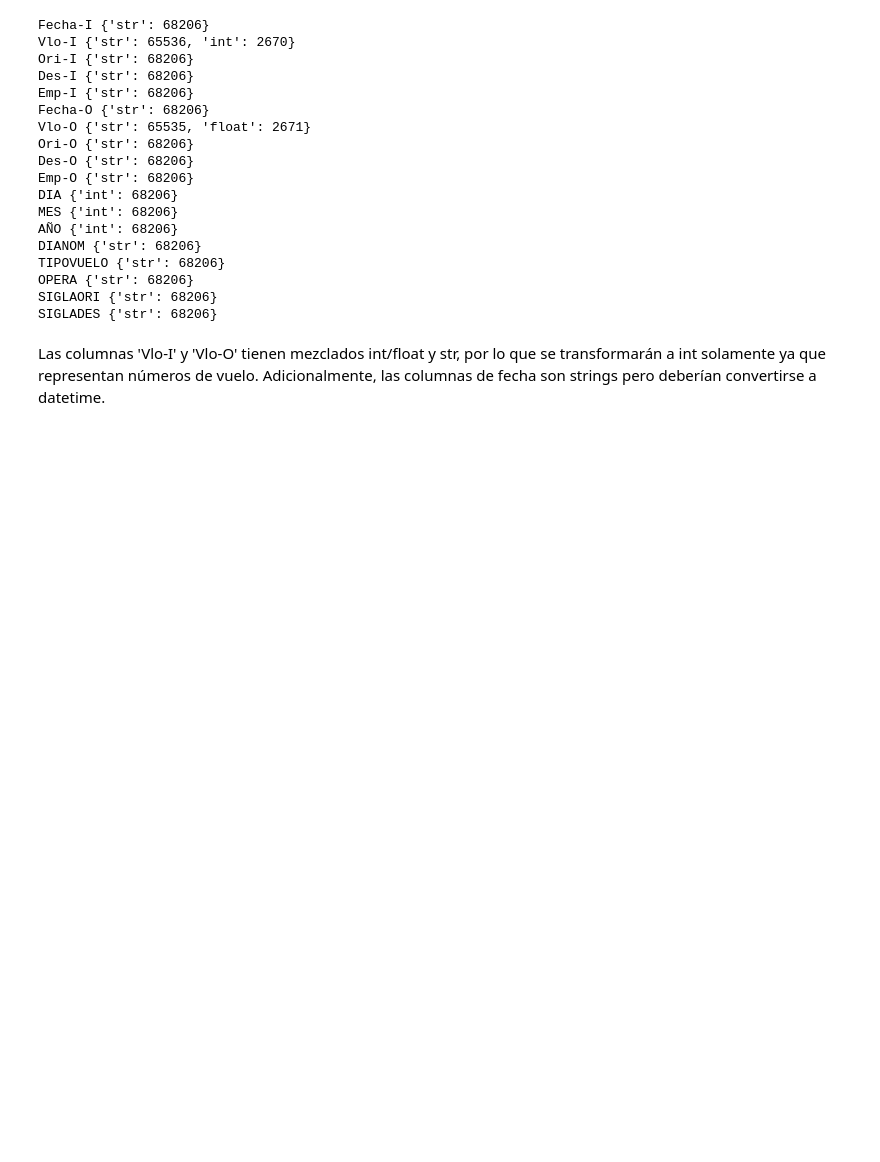
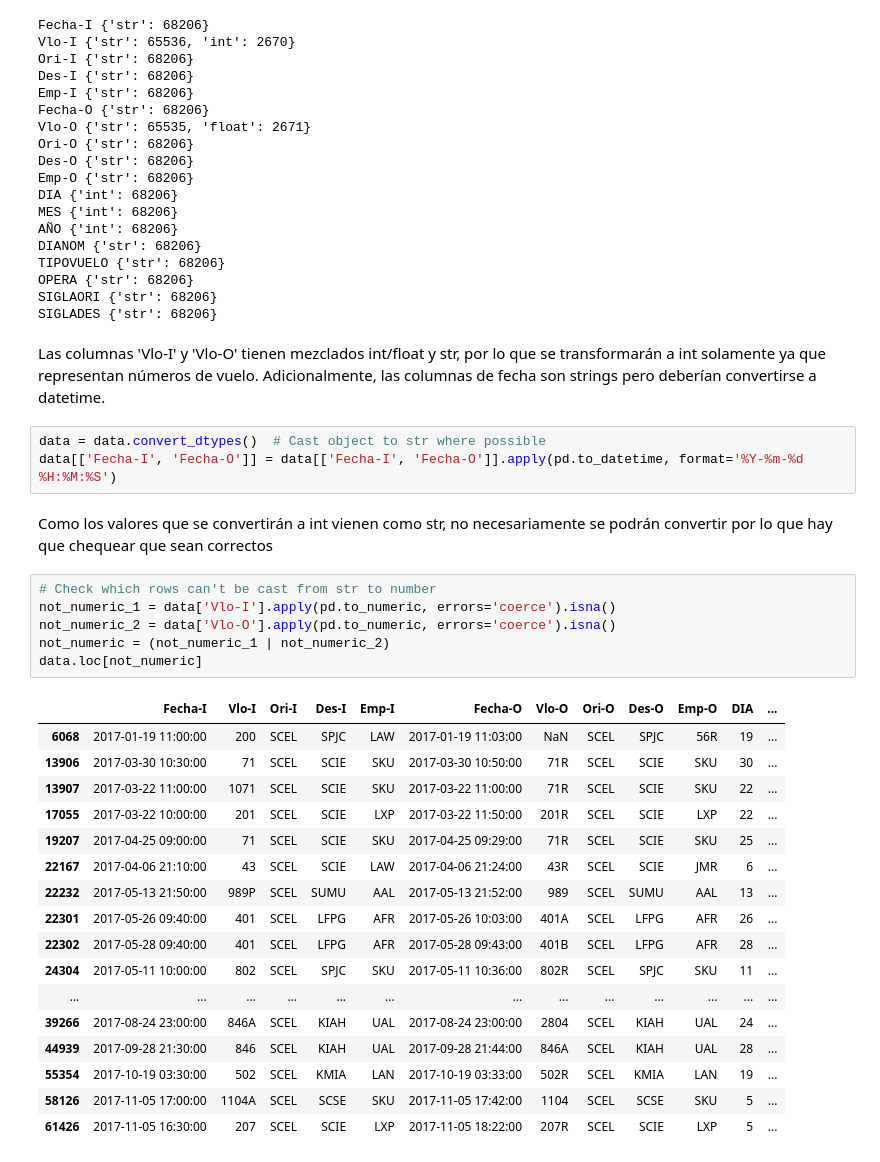
Before and after one commit to igonzalezperez/airline-challenge, a Jupyter notebook: solution.ipynb, the cells around one changed output. Drawn from its saved outputs; the diff is of its cells as text; blank space fills up the shorter version.

Commit message:
feat: Fix data types for dates and flight number.

```diff
--- a/solution.ipynb
+++ b/solution.ipynb
@@ -51,3 +51,32 @@ SIGLAORI {'str': 68206}
 SIGLADES {'str': 68206}
 # %% [markdown]
 Las columnas 'Vlo-I' y 'Vlo-O' tienen mezclados int/float y str, por lo que se transformarán a int solamente ya que representan números de vuelo. Adicionalmente, las columnas de fecha son strings pero deberían convertirse a datetime.
+# %%
+data = data.convert_dtypes()  # Cast object to str where possible
+data[['Fecha-I', 'Fecha-O']] = data[['Fecha-I', 'Fecha-O']].apply(pd.to_datetime, format='%Y-%m-%d %H:%M:%S')
+# %% [markdown]
+Como los valores que se convertirán a int vienen como str, no necesariamente se podrán convertir por lo que hay que chequear que sean correctos
+# %%
+# Check which rows can't be cast from str to number
+not_numeric_1 = data['Vlo-I'].apply(pd.to_numeric, errors='coerce').isna()
+not_numeric_2 = data['Vlo-O'].apply(pd.to_numeric, errors='coerce').isna()
+not_numeric = (not_numeric_1 | not_numeric_2)
+data.loc[not_numeric]
+# %% [output]
+|  | Fecha-I | Vlo-I | Ori-I | Des-I | Emp-I | Fecha-O | Vlo-O | Ori-O | Des-O | Emp-O | DIA | ... |
+| 6068 | 2017-01-19 11:00:00 | 200 | SCEL | SPJC | LAW | 2017-01-19 11:03:00 | NaN | SCEL | SPJC | 56R | 19 | ... |
+| 13906 | 2017-03-30 10:30:00 | 71 | SCEL | SCIE | SKU | 2017-03-30 10:50:00 | 71R | SCEL | SCIE | SKU | 30 | ... |
+| 13907 | 2017-03-22 11:00:00 | 1071 | SCEL | SCIE | SKU | 2017-03-22 11:00:00 | 71R | SCEL | SCIE | SKU | 22 | ... |
+| 17055 | 2017-03-22 10:00:00 | 201 | SCEL | SCIE | LXP | 2017-03-22 11:50:00 | 201R | SCEL | SCIE | LXP | 22 | ... |
+| 19207 | 2017-04-25 09:00:00 | 71 | SCEL | SCIE | SKU | 2017-04-25 09:29:00 | 71R | SCEL | SCIE | SKU | 25 | ... |
+| 22167 | 2017-04-06 21:10:00 | 43 | SCEL | SCIE | LAW | 2017-04-06 21:24:00 | 43R | SCEL | SCIE | JMR | 6 | ... |
+| 22232 | 2017-05-13 21:50:00 | 989P | SCEL | SUMU | AAL | 2017-05-13 21:52:00 | 989 | SCEL | SUMU | AAL | 13 | ... |
+| 22301 | 2017-05-26 09:40:00 | 401 | SCEL | LFPG | AFR | 2017-05-26 10:03:00 | 401A | SCEL | LFPG | AFR | 26 | ... |
+| 22302 | 2017-05-28 09:40:00 | 401 | SCEL | LFPG | AFR | 2017-05-28 09:43:00 | 401B | SCEL | LFPG | AFR | 28 | ... |
+| 24304 | 2017-05-11 10:00:00 | 802 | SCEL | SPJC | SKU | 2017-05-11 10:36:00 | 802R | SCEL | SPJC | SKU | 11 | ... |
+| ... | ... | ... | ... | ... | ... | ... | ... | ... | ... | ... | ... | ... |
+| 39266 | 2017-08-24 23:00:00 | 846A | SCEL | KIAH | UAL | 2017-08-24 23:00:00 | 2804 | SCEL | KIAH | UAL | 24 | ... |
+| 44939 | 2017-09-28 21:30:00 | 846 | SCEL | KIAH | UAL | 2017-09-28 21:44:00 | 846A | SCEL | KIAH | UAL | 28 | ... |
+| 55354 | 2017-10-19 03:30:00 | 502 | SCEL | KMIA | LAN | 2017-10-19 03:33:00 | 502R | SCEL | KMIA | LAN | 19 | ... |
+| 58126 | 2017-11-05 17:00:00 | 1104A | SCEL | SCSE | SKU | 2017-11-05 17:42:00 | 1104 | SCEL | SCSE | SKU | 5 | ... |
+| 61426 | 2017-11-05 16:30:00 | 207 | SCEL | SCIE | LXP | 2017-11-05 18:22:00 | 207R | SCEL | SCIE | LXP | 5 | ... |
```
Also changed, not shown: parts of 4 cells of this notebook.
